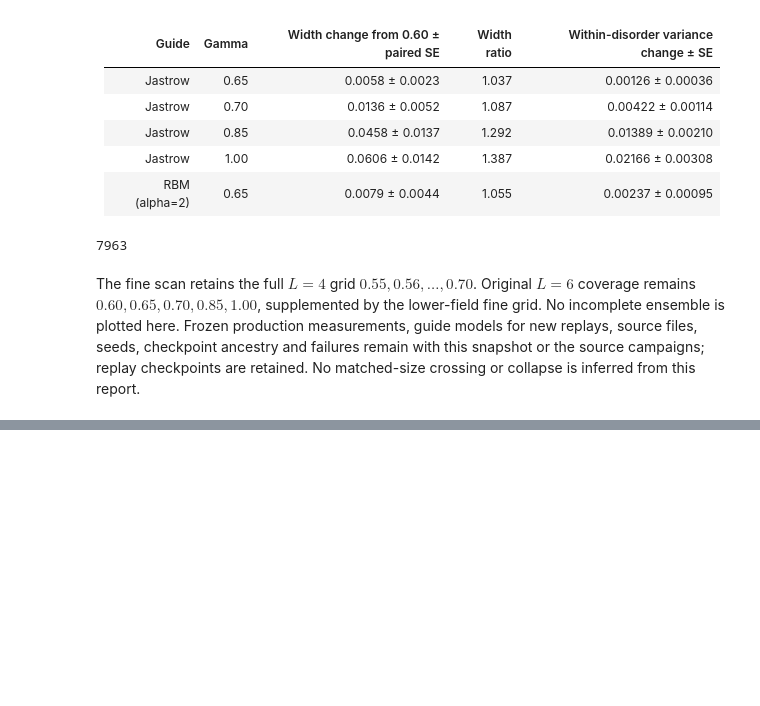
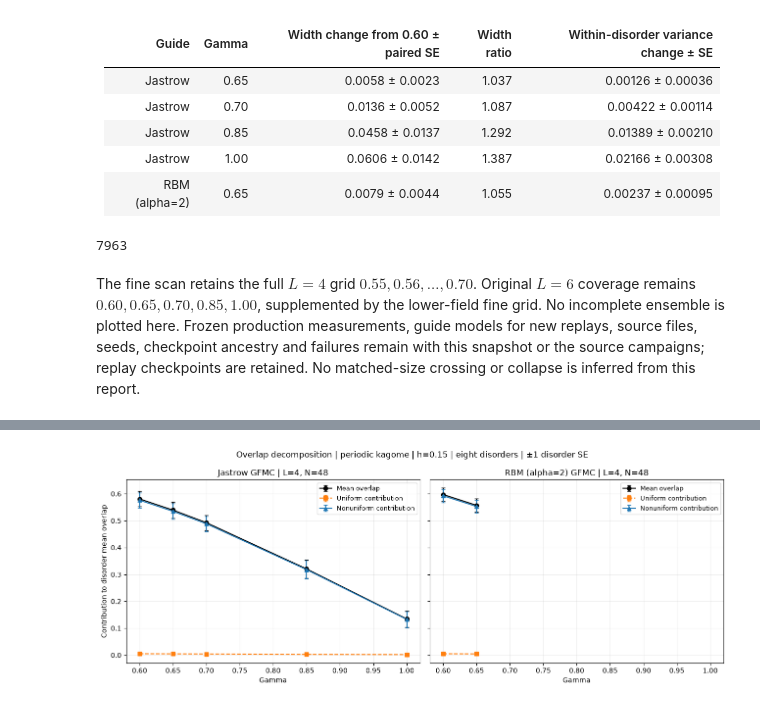
Before and after one commit to coolgas/spin-glass, a Jupyter notebook: notebook/jastrow_rbm_overlap_distributions.ipynb, the cells around one changed output, grey strips where cells are left out. Saved outputs shown, nothing was run; the diff lists cells and outputs as text; code cells hidden in the pictures; blank space fills up the shorter version.

Commit message:
Decompose L4 overlap into uniform and nonuniform polarization

```diff
--- a/notebook/jastrow_rbm_overlap_distributions.ipynb
+++ b/notebook/jastrow_rbm_overlap_distributions.ipynb
@@ -678,0 +699,82 @@ ancestry alarms, raw measurements and checkpoints remain in the source bundles.
+# %%
+import importlib.util
+polarization_source=root/'code/transformer_qmc/overlap_polarization.py'
+spec=importlib.util.spec_from_file_location('overlap_polarization',polarization_source)
+polarization_module=importlib.util.module_from_spec(spec);spec.loader.exec_module(polarization_module)
+polarization_runs=[]
+for r in rows:
+    t=r['task']
+    assert t['L']==4 and t['audit']=='main' and r['replay_verified']
+    raw_path=folder/r['raw_file']
+    assert hashlib.sha256(raw_path.read_bytes()).hexdigest()==r['raw_sha256']
+    with np.load(raw_path) as raw:
+        result=polarization_module.polarization_components(raw['tags'],raw['counts'])
+    q=np.asarray(r['q_grid']);mass=np.asarray(r['mass'])
+    np.testing.assert_allclose(result['mean_q'],q@mass,atol=1e-12,rtol=0)
+    np.testing.assert_allclose(result['mean_q'],r['q'],atol=1e-12,rtol=0)
+    polarization_runs.append(dict(task=t,raw_file=r['raw_file'],raw_sha256=r['raw_sha256'],
+        provenance=r['provenance'],ancestry_alarm=r['ancestry_alarm'],**result))
+polarization_disorders=[];polarization_summary=[]
+component_keys=['mean_q','uniform_squared','nonuniform']
+for gamma,kind in sorted({(r['task']['gamma'],r['task']['kind']) for r in polarization_runs}):
+    group=[r for r in polarization_runs if (r['task']['gamma'],r['task']['kind'])==(gamma,kind)]
+    assert len(group)==16
+    values=[]
+    for sid in range(60000,60008):
+        repeats=[r for r in group if r['task']['sample_id']==sid]
+        assert sorted(r['task']['repeat'] for r in repeats)==[0,1]
+        value=np.mean([[r[key] for key in component_keys] for r in repeats],axis=0)
+        values.append(value)
+        polarization_disorders.append(dict(L=4,N=48,gamma=gamma,kind=kind,sample_id=sid,
+            **dict(zip(component_keys,map(float,value))),
+            ancestry_alarms=sum(r['ancestry_alarm'] for r in repeats)))
+    values=np.asarray(values)
+    np.testing.assert_allclose(values[:,0],values[:,1]+values[:,2],atol=1e-12,rtol=0)
+    means=values.mean(axis=0);errors=values.std(axis=0,ddof=1)/np.sqrt(8)
+    leave=np.asarray([np.delete(values,i,axis=0).mean(axis=0) for i in range(8)])
+    assert means[0]>0 and (leave[:,0]>0).all(), 'Nonuniform fraction requires nonzero mean overlap'
+    fractions=leave[:,2]/leave[:,0]
+    fraction_se=float(np.sqrt(7/8*np.sum((fractions-fractions.mean())**2)))
+    polarization_summary.append(dict(L=4,N=48,gamma=gamma,kind=kind,
+        **dict(zip(component_keys,map(float,means))),
+        **{key+'_se':float(error) for key,error in zip(component_keys,errors)},
+        nonuniform_fraction=float(means[2]/means[0]),nonuniform_fraction_se=fraction_se,
+        ancestry_alarms=sum(r['ancestry_alarm'] for r in group),disorders=8,runs=16))
+fig,axes=plt.subplots(1,2,figsize=(13,5),sharex=True,sharey=True)
+styles=[('mean_q','Mean overlap','black','o-'),
+        ('uniform_squared','Uniform contribution','tab:orange','s--'),
+        ('nonuniform','Nonuniform contribution','tab:blue','^-')]
+for ax,kind in zip(axes,['jastrow','rbm_2']):
+    data=[r for r in polarization_summary if r['kind']==kind]
+    for key,label,color,fmt in styles:
+        ax.errorbar([r['gamma'] for r in data],[r[key] for r in data],
+                    yerr=[r[key+'_se'] for r in data],fmt=fmt,color=color,capsize=3,label=label)
+    ax.set(title=names[kind]+' GFMC | L=4, N=48',xlabel='Gamma')
+    ax.grid(alpha=.2);ax.legend(fontsize=9)
+axes[0].set_ylabel('Contribution to disorder mean overlap')
+fig.suptitle('Overlap decomposition | periodic kagome | h=0.15 | eight disorders | ±1 disorder SE')
+finish(fig,'l4_overlap_polarization')
+headers=['Gamma','Guide','Mean q ± SE','Uniform contribution ± SE','Nonuniform contribution ± SE',
+         'Nonuniform fraction ± jackknife SE','Ancestry alarms / 16']
+table=[]
+for r in polarization_summary:
+    table.append([f"{r['gamma']:.2f}",names[r['kind']],
+        *[f"{r[key]:.5f} ± {r[key+'_se']:.5f}" for key in component_keys],
+        f"{r['nonuniform_fraction']:.3f} ± {r['nonuniform_fraction_se']:.3f}",r['ancestry_alarms']])
+display(Markdown('| '+' | '.join(headers)+' |\n| '+' | '.join(['---']*len(headers))+' |\n'+
+    '\n'.join('| '+' | '.join(map(str,r))+' |' for r in table)))
+polarization_output=dict(h=.15,L=4,N=48,source_snapshot=str(folder.relative_to(root)),
+    measurement_snapshot_utc=protocol.get('measurement_snapshot_utc'),
+    source_sha256=hashlib.sha256(polarization_source.read_bytes()).hexdigest(),
+    estimator='Cross-population products of equal-cycle descendant-weighted local magnetizations',
+    uncertainty='Disorder SE; fraction uses delete-one-disorder jackknife; excludes mixing and projection bias',
+    ground_state_qualified=False,runs=polarization_runs,disorders=polarization_disorders,summary=polarization_summary)
+(figures/'l4_overlap_polarization.json').write_text(json.dumps(polarization_output,indent=2)+'\n')
+print(f'Checked decomposition against measured P(q) and production q for {len(polarization_runs)} runs.')
+for kind in ['jastrow','rbm_2']:
+    low=next(r for r in polarization_summary if r['kind']==kind and r['gamma']==.6)
+    display(Markdown(f"At Gamma=0.60, **{names[kind]}**: the nonuniform contribution accounts for "
+        f"**{100*low['nonuniform_fraction']:.1f}%** of the disorder mean overlap "
+        f"(±{100*low['nonuniform_fraction_se']:.1f} percentage points, disorder jackknife SE)."))
+# %% [output]
+[figure, added]
```
Also changed, not shown: parts of 7 cells of this notebook, 18 other files.
